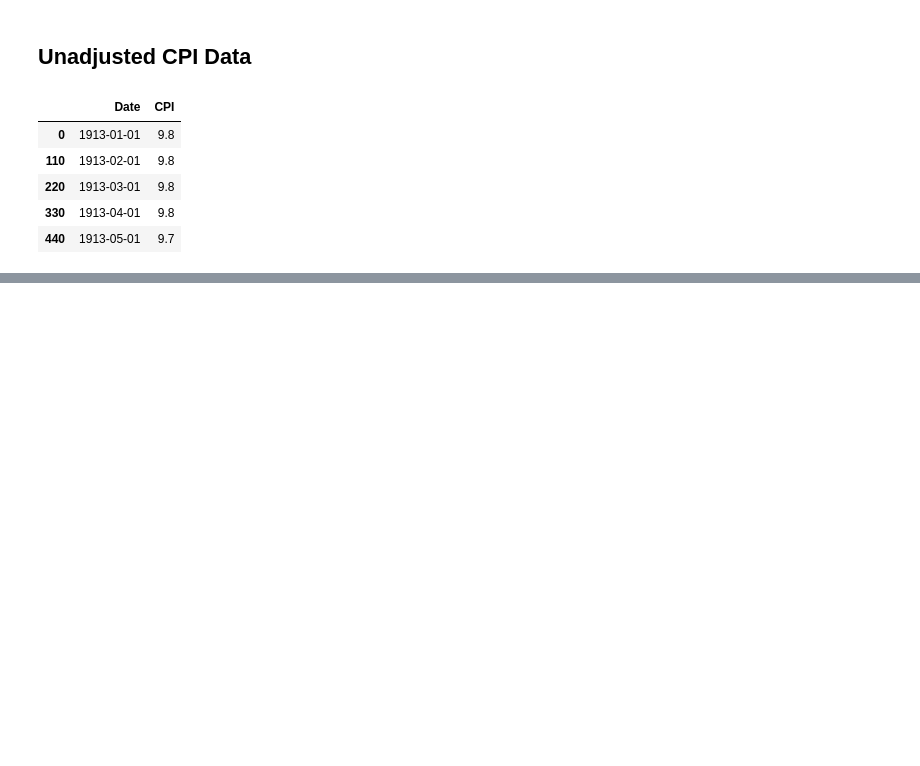
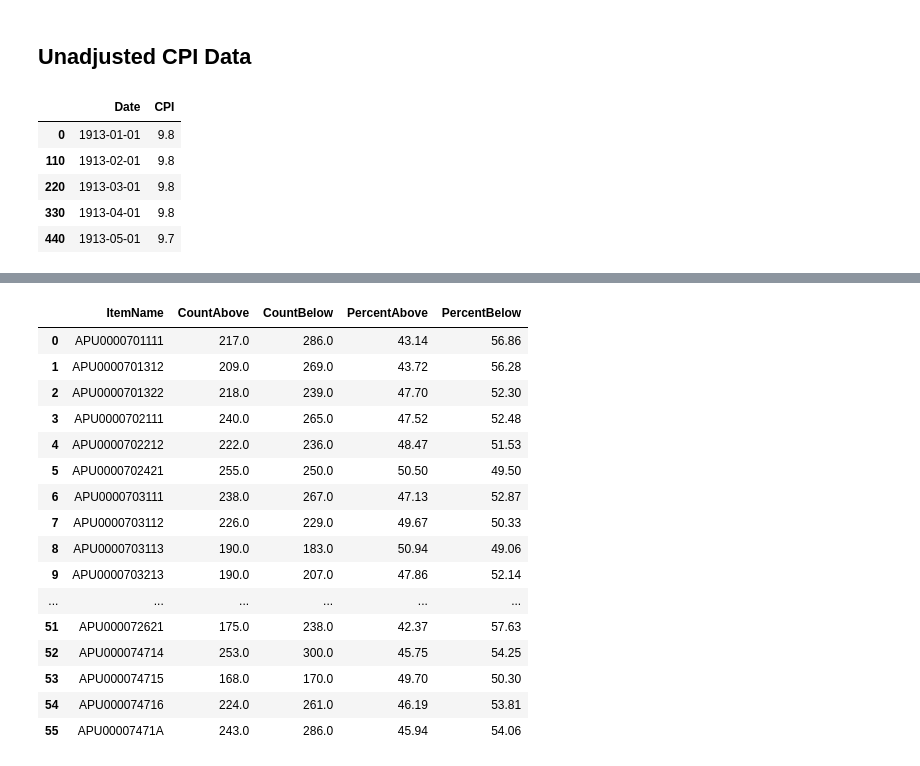
Before and after one commit to Bkeith3248/MGT6203Project, a Jupyter notebook: ProjectNotebook.ipynb, the cells around one changed output, grey strips where cells are left out. Drawn from its saved outputs; the diff is of its cells as text; code cells hidden in the pictures; blank space fills up the shorter version.

```diff
--- a/ProjectNotebook.ipynb
+++ b/ProjectNotebook.ipynb
@@ -417,0 +521,21 @@ fig.show()
+# %%
+
+'''
+Join Filtered Data and unajusted CPI
+'''
+cpi_unadj_filt = cpi_unadj[cpi_unadj.Date >= min(pricing_filtered.Date)]
+cpi_unadj_filt['Date'] = pd.to_datetime(cpi_unadj_filt['Date'], errors='coerce')
+price_compare = cpi_unadj_filt.set_index('Date').join(pricing_filtered.set_index('Date'),on = 'Date')
+'''
+Calculate Inflation for each item
+'''
+
+
+for column in price_compare.columns:
+    inf_colname =  f'Inflation_{column}'
+    price_compare[inf_colname] = (price_compare[column].diff()/ price_compare[column].shift(1))*100
+
+#inflation_compare
+
+inflation_compare = price_compare[[col for col in price_compare.columns if 'Inflation_' in col]]
+inflation_compare
@@ -417,0 +557,41 @@ fig.show()
+# %%
+above_or_below = {}
+
+for column in inflation_compare.columns:
+    if column == 'Inflation_CPI':
+        continue
+    else:
+        temp_compare = inflation_compare[['Inflation_CPI',column]].dropna()
+        #https://www.geeksforgeeks.org/how-to-compare-two-columns-in-pandas/
+        temp_compare['temp_greater_less'] = np.where((temp_compare['Inflation_CPI'] >= temp_compare[column]), 'below', 'above')
+        count_above = sum(temp_compare['temp_greater_less'] == 'above')
+        count_below = sum(temp_compare['temp_greater_less'] == 'below')
+        pct_above = round(count_above/(count_above+count_below)*100,2)
+        pct_below = round(count_below/(count_below+count_above)*100,2)
+
+        actual_name = column.split('_')[1]
+        above_or_below[actual_name] = {'CountAbove': count_above, 'CountBelow': count_below, 'PercentAbove': pct_above,'PercentBelow': pct_below}
+
+
+item_results = pd.DataFrame(above_or_below).T
+item_results.reset_index(inplace = True)
+item_results.rename(columns = {'index': 'ItemName'},inplace = True)
+item_results
+# %% [output]
+|  | ItemName | CountAbove | CountBelow | PercentAbove | PercentBelow |
+| 0 | APU0000701111 | 217.0 | 286.0 | 43.14 | 56.86 |
+| 1 | APU0000701312 | 209.0 | 269.0 | 43.72 | 56.28 |
+| 2 | APU0000701322 | 218.0 | 239.0 | 47.70 | 52.30 |
+| 3 | APU0000702111 | 240.0 | 265.0 | 47.52 | 52.48 |
+| 4 | APU0000702212 | 222.0 | 236.0 | 48.47 | 51.53 |
+| 5 | APU0000702421 | 255.0 | 250.0 | 50.50 | 49.50 |
+| 6 | APU0000703111 | 238.0 | 267.0 | 47.13 | 52.87 |
+| 7 | APU0000703112 | 226.0 | 229.0 | 49.67 | 50.33 |
+| 8 | APU0000703113 | 190.0 | 183.0 | 50.94 | 49.06 |
+| 9 | APU0000703213 | 190.0 | 207.0 | 47.86 | 52.14 |
+| ... | ... | ... | ... | ... | ... |
+| 51 | APU000072621 | 175.0 | 238.0 | 42.37 | 57.63 |
+| 52 | APU000074714 | 253.0 | 300.0 | 45.75 | 54.25 |
+| 53 | APU000074715 | 168.0 | 170.0 | 49.70 | 50.30 |
+| 54 | APU000074716 | 224.0 | 261.0 | 46.19 | 53.81 |
+| 55 | APU00007471A | 243.0 | 286.0 | 45.94 | 54.06 |
```
Also changed, not shown: parts of 10 cells of this notebook, 4 other files.
